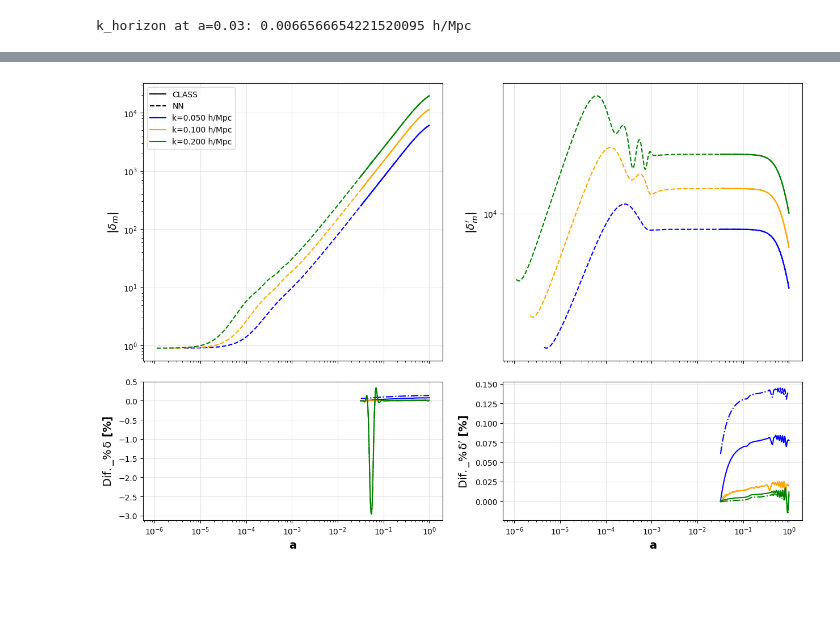
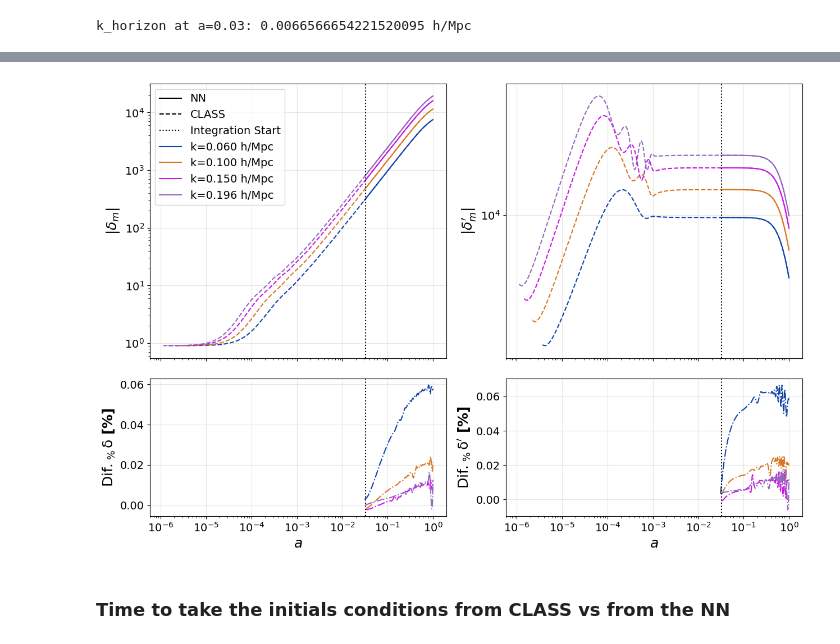
Before and after one commit to PedroRozin/Initial-Conditions-of-the-Matter-Perturbation-Equation-with-Neural-Networks, a Jupyter notebook: notebooks/comparations.ipynb, the cells around one changed output, grey strips where cells are left out. Cells and saved outputs as stored; diff of their text form; code cells hidden in the pictures; blank space fills up the shorter version.

```diff
--- a/notebooks/comparations.ipynb
+++ b/notebooks/comparations.ipynb
@@ -914,8 +986,9 @@ Omega_m = .3
 difs_list = []
 difs_primes_list = []
 k_selected_list = []
-if os.path.exists('/home/pedrorozin/scripts/notebooks/delta_prime_cdm.txt'):
-    os.remove('/home/pedrorozin/scripts/notebooks/delta_prime_cdm.txt')
+path_txt = '/home/pedrorozin/paper_tesis2025/delta_prime_cdm.txt'
+if os.path.exists(path_txt):
+    os.remove(path_txt)
 M = ft.common_settings(k = 0.01, omega_m= Omega_m, A_s=2.1e-9, h=h)
 df_M = ft.get_df_from_M(M)
 df_M = df_M.drop_duplicates(subset=['a'], keep='last')
@@ -925,7 +998,7 @@ Omega_m_actual = M.Omega_m()
 Omega_cdm = Omega_m_actual - Omega_b
 
 # df from adhoc (CLASS en C)
-df_adhoc = ft.read_adhoc_txt('/home/pedrorozin/scripts/notebooks/delta_prime_cdm.txt')
+df_adhoc = ft.read_adhoc_txt(path_txt)
 
 # Loop para calcular diferencias para cada k
 for i, k_th in enumerate(k_thresholds):
@@ -1007,6 +1080,10 @@ axs[0].grid(alpha=0.3, which='both')
 axs[0].axhline(y=1, color='gray', linestyle='--', linewidth=1.5, label='1% de error')
 #vline in k=0.013
 axs[0].axvline(x=k_horizon, color='black', linestyle='-.', linewidth=1.5, label=f'$k_{{hor}}\\simeq {k_horizon:.3f}\\mathrm{{h/Mpc}}$')
+#k where error is 0.1%
+k_low_percent = k_values_h[np.argmin(np.abs(np.array(max_dif_delta) - 0.1))]
+axs[0].axvline(x=k_low_percent, color='darkorange', linestyle='--', linewidth=1.5, label=f'0.1% de error en k= {k_low_percent:.3f} h/Mpc')
+
 axs[0].legend(fontsize = 16)
 
 # Plot para delta_prime
@@ -1021,6 +1098,9 @@ axs[1].set_xlabel('k [h/Mpc]', fontweight='bold', fontsize=14)
 axs[1].grid(alpha=0.3, which='both')
 axs[1].axhline(y=1, color='gray', linestyle='--', linewidth=1.5, label='1% de error')
 axs[1].axvline(x=k_horizon, color='black', linestyle='-.', linewidth=1.5, label=f'$k_{{hor}}\\simeq {k_horizon:.3f}\\mathrm{{h/Mpc}}$')
+#vline where error is 0.1%
+k_low_percent_prime = k_values_h[np.argmin(np.abs(np.array(max_dif_delta_prime) - 0.1))]
+axs[1].axvline(x=k_low_percent_prime, color='darkorange', linestyle='--', linewidth=1.5, label=f'0.1% de error en k= {k_low_percent_prime:.3f} h/Mpc')
 axs[1].legend(fontsize = 14)
 
 plt.tight_layout()
@@ -1125,9 +1207,10 @@ print(f'k_horizon at a=0.03: {k_horizon} h/Mpc')
 k_horizon at a=0.03: 0.0066566654221520095 h/Mpc
 # %%
 h = 0.68
-k_thresholds_h_Mpc = np.array([0.05, 0.10, 0.2], dtype=float)  # k en h/Mpc
+k_thresholds_h_Mpc = np.array([0.06, 0.10, 0.15, 0.195], dtype=float)  # k en h/Mpc
 k_thresholds_class = k_thresholds_h_Mpc * h  # k en 1/Mpc para CLASS
-colors = ['blue', 'orange', 'green', 'red', 'purple', 'magenta']
+# colors = ['blue', 'orange', 'green', 'red', 'purple', 'magenta']
+colors = ["#1143A9", "#d77722", "#ca13e6", '#9467bd', '#8c564b']
 
 Omega_m_global = 0.3
 
@@ -1153,7 +1236,7 @@ if os.path.exists(path_txt):
     os.remove(path_txt)
 
 # Cálculo de referencia de CLASS para la cosmología base
-M = ft.common_settings(k=0.01, omega_m=Omega_m_global, A_s=2.1e-9, h=h)
+M = ft.common_settings(k=0.01, omega_m=Omega_m_global, A_s=2e-9, h=h)
 Omega_b = M.Omega_b()
 Omega_m_actual = M.Omega_m()
 Omega_cdm = Omega_m_actual - Omega_b
@@ -1169,7 +1252,7 @@ for i, (k_h_mpc, k_class) in enumerate(zip(k_thresholds_h_Mpc, k_thresholds_clas
     print(f'\n=== k = {k_h_mpc} h/Mpc ===')
 
     # Inicializar CLASS con k en unidades físicas de 1/Mpc
-    M = ft.common_settings(k=k_class, omega_m=Omega_m_global, A_s=2.1e-9, h=h)
+    M = ft.common_settings(k=k_class, omega_m=Omega_m_global, A_s=2e-9, h=h)
     Omega_b = M.Omega_b()
     Omega_m = M.Omega_m()
     Omega_cdm = Omega_m - Omega_b
@@ -1283,8 +1366,9 @@ ax_dif_delta = axs[1, 0]
 ax_dif_delta_prime = axs[1, 1]
 
 line_style_elements = [
-    Line2D([0], [0], color='black', linestyle='-', label='CLASS'),
-    Line2D([0], [0], color='black', linestyle='--', label='NN'),
+    Line2D([0], [0], color='black', linestyle='-', label='NN'),
+    Line2D([0], [0], color='black', linestyle='--', label='CLASS'),
+    Line2D([0], [0], color='black', linestyle=':', label='Integration Start'),
 ]
 color_elements = []
 
@@ -1308,18 +1392,27 @@ for i, (k_sel_h_mpc, df_adhoc_k, a_class, a_nn,
         )):
     color = colors[i]
 
+
     ax_delta.plot(df_adhoc_k['a'], -df_adhoc_k['delta_m'], linestyle='--', color=color)
-    ax_delta.plot(a_class, -delta_class, '-', color=color)
-    ax_delta.plot(a_nn, -delta_nn, '-.', color=color)
+    # ax_delta.plot(a_class, -delta_class, '-', color=color)
+    ax_delta.plot(a_nn, -delta_nn, '-', color=color)
+
 
     ax_delta_prime.plot(df_adhoc_k['a'], -df_adhoc_k['delta_prime_m'], linestyle='--', color=color)
-    ax_delta_prime.plot(a_class, -delta_prime_class, '-', color=color)
-    ax_delta_prime.plot(a_nn, -delta_prime_nn, '-.', color=color)
+    # ax_delta_prime.plot(a_class, -delta_prime_class, '-', color=color)
+    ax_delta_prime.plot(a_nn, -delta_prime_nn, '-', color=color)
 
-    ax_dif_delta.plot(a_class, dif_delta_class, linestyle='-', color=color)
+    #dif con CI de CLASS
+    # ax_dif_delta.plot(a_class, dif_delta_class, linestyle='-', color=color)
+    # ax_dif_delta_prime.plot(a_class, dif_delta_prime_class, linestyle='-', color=color)
+
+    #dif con CI de NN
     ax_dif_delta.plot(a_nn, dif_delta_nn, linestyle='-.', color=color)
-    ax_dif_delta_prime.plot(a_class, dif_delta_prime_class, linestyle='-', color=color)
     ax_dif_delta_prime.plot(a_nn, dif_delta_prime_nn, linestyle='-.', color=color)
+    #vline in initial
+
+
+
 
     color_elements.append(
         Line2D([0], [0], color=color, linestyle='-', label=f'k={k_sel_h_mpc:.3f} h/Mpc')
@@ -1328,26 +1421,39 @@ for i, (k_sel_h_mpc, df_adhoc_k, a_class, a_nn,
 # Configuración visual
 ax_delta.set_yscale('log')
 ax_delta.set_xscale('log')
-ax_delta.set_ylabel(r'$|\delta_m|$', fontweight='bold', fontsize=14)
+ax_delta.set_ylabel(r'$|\delta_m|$', fontweight='bold', fontsize=18)
 ax_delta.grid(alpha=0.3)
-ax_delta.legend(handles=line_style_elements + color_elements, loc='upper left', fontsize=10)
+ax_delta.legend(handles=line_style_elements + color_elements, loc='upper left', fontsize=14)
+#bigger y ticks
+ax_delta.tick_params(axis='y', which='major', labelsize=14)
 ax_delta.tick_params(labelbottom=False)
 
 ax_delta_prime.set_yscale('symlog')
 ax_delta_prime.set_xscale('log')
-ax_delta_prime.set_ylabel(r'$|\delta_m^{\prime}|$', fontweight='bold', fontsize=14)
+ax_delta_prime.set_ylabel(r'$|\delta_m^{\prime}|$', fontweight='bold', fontsize=18)
 ax_delta_prime.grid(alpha=0.3)
+ax_delta_prime.tick_params(axis='y', which='major', labelsize=14)
 ax_delta_prime.tick_params(labelbottom=False)
 
 ax_dif_delta.set_xscale('log')
-ax_dif_delta.set_ylabel(r'$\mathrm{Dif.\_\%\,\delta}$ [%]', fontweight='bold', fontsize=14)
-ax_dif_delta.set_xlabel('a', fontweight='bold', fontsize=14)
+ax_dif_delta.set_ylabel(r'$\mathrm{Dif._\%\,\delta}$ [%]', fontweight='bold', fontsize=18)
+ax_dif_delta.set_xlabel(r'$a$', fontweight='bold', fontsize=18)
 ax_dif_delta.grid(alpha=0.3)
+#bigger x and y ticks
+ax_dif_delta.tick_params(axis='both', which='major', labelsize=14)
 
 ax_dif_delta_prime.set_xscale('log')
-ax_dif_delta_prime.set_ylabel(r'$\mathrm{Dif.\_\%\,\delta^{\prime}}$ [%]', fontweight='bold', fontsize=14)
-ax_dif_delta_prime.set_xlabel('a', fontweight='bold', fontsize=14)
+ax_dif_delta_prime.set_ylabel(r'$\mathrm{Dif._\%\,\delta^{\prime}}$ [%]', fontweight='bold', fontsize=18)
+ax_dif_delta_prime.set_xlabel(r'$a$', fontweight='bold', fontsize=18)
 ax_dif_delta_prime.grid(alpha=0.3)
+ax_dif_delta_prime.tick_params(axis='both', which='major', labelsize=14)
+
+#vlines
+a_initial = a_nn[0]
+ax_delta.axvline(x=a_initial, color='black', linestyle=':', linewidth=1.5)
+ax_delta_prime.axvline(x=a_initial, color='black', linestyle=':', linewidth=1.5)
+ax_dif_delta.axvline(x=a_initial, color='black', linestyle=':', linewidth=1.5)
+ax_dif_delta_prime.axvline(x=a_initial, color='black', linestyle=':', linewidth=1.5)
 
 plt.tight_layout()
 plt.show()
@@ -1372 +1478,3 @@ IC CLASS: delta=-7.984351e+02, delta_prime=-2.512355e+04
-[figure, old version]
+[figure, new version]
+# %% [markdown]
+### Time to take the initials conditions from CLASS vs from the NN
```
Also changed, not shown: parts of 16 cells of this notebook, 2 other files.
